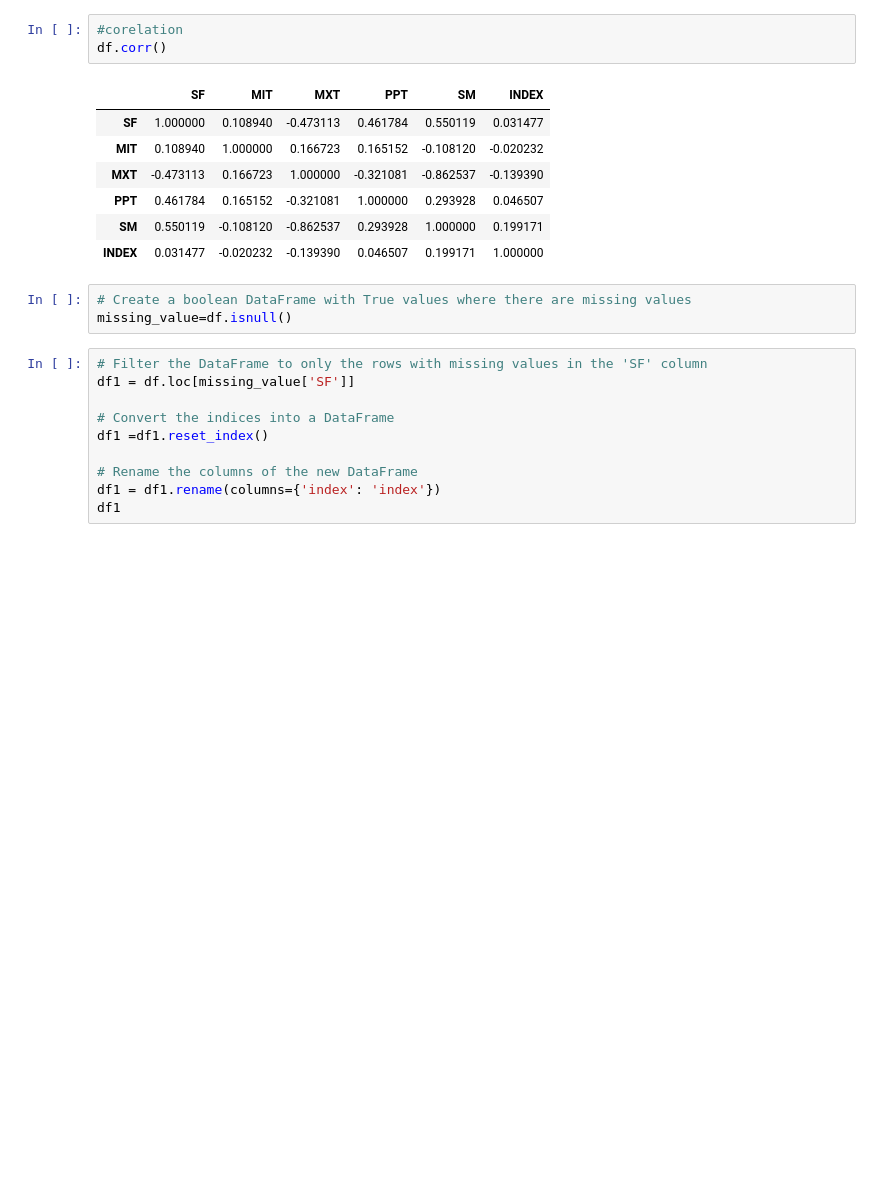
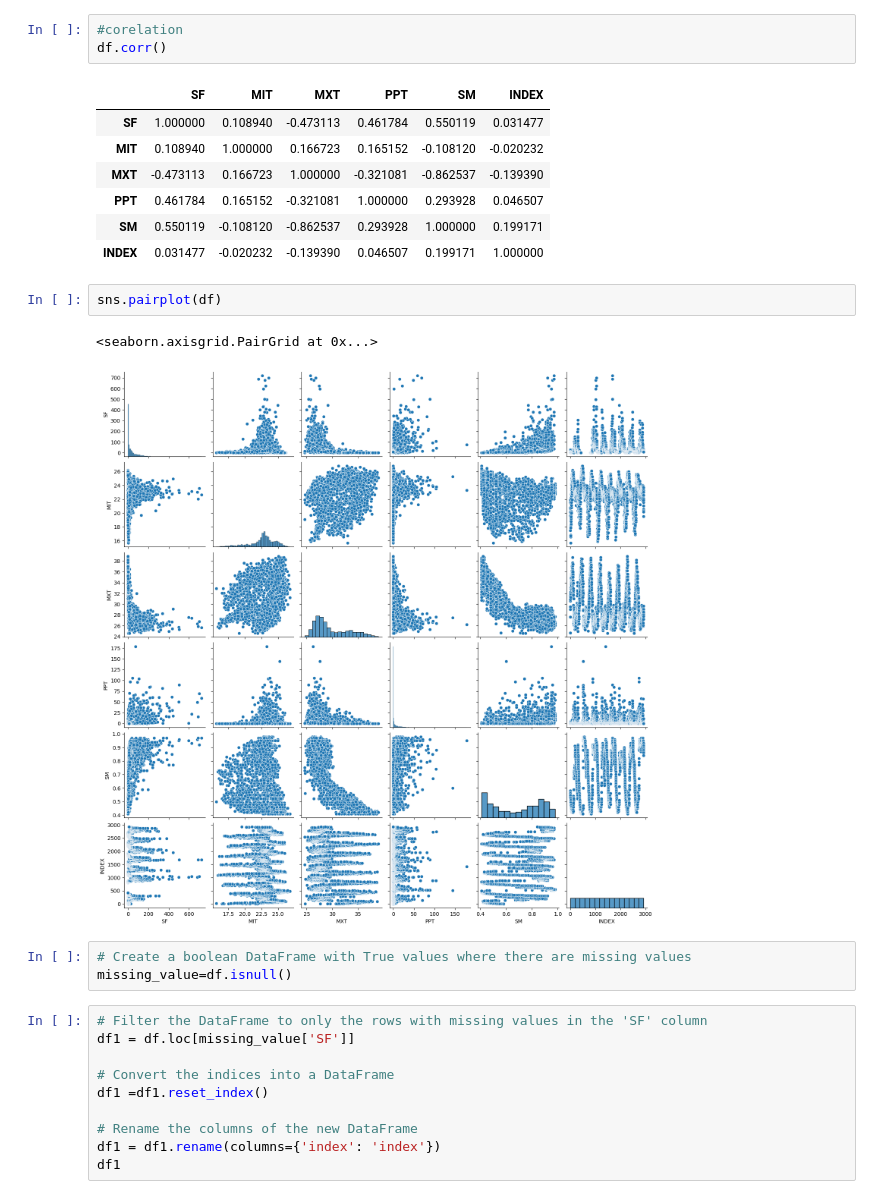
Before and after one commit to ABHAY1937/-ML, a Jupyter notebook: missing_data_using_prediction_kmeans_clustering.ipynb, the cells around one changed output. Cells and saved outputs as stored; diff of their text form; blank space fills up the shorter version.

```diff
--- a/missing_data_using_prediction_kmeans_clustering.ipynb
+++ b/missing_data_using_prediction_kmeans_clustering.ipynb
@@ -122,6 +122,11 @@ df.corr()
 | PPT | 0.461784 | 0.165152 | -0.321081 | 1.000000 | 0.293928 | 0.046507 |
 | SM | 0.550119 | -0.108120 | -0.862537 | 0.293928 | 1.000000 | 0.199171 |
 | INDEX | 0.031477 | -0.020232 | -0.139390 | 0.046507 | 0.199171 | 1.000000 |
+# %%
+sns.pairplot(df)
+# %% [output]
+<seaborn.axisgrid.PairGrid at 0x...>
+[figure, added]
 # %%
 # Create a boolean DataFrame with True values where there are missing values
 missing_value=df.isnull()
```
